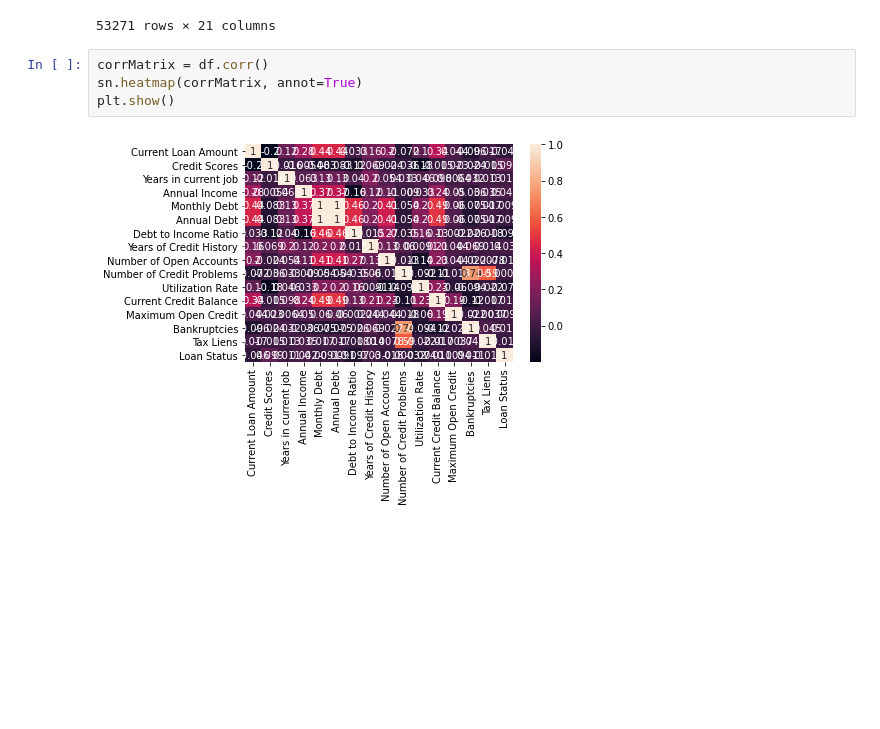
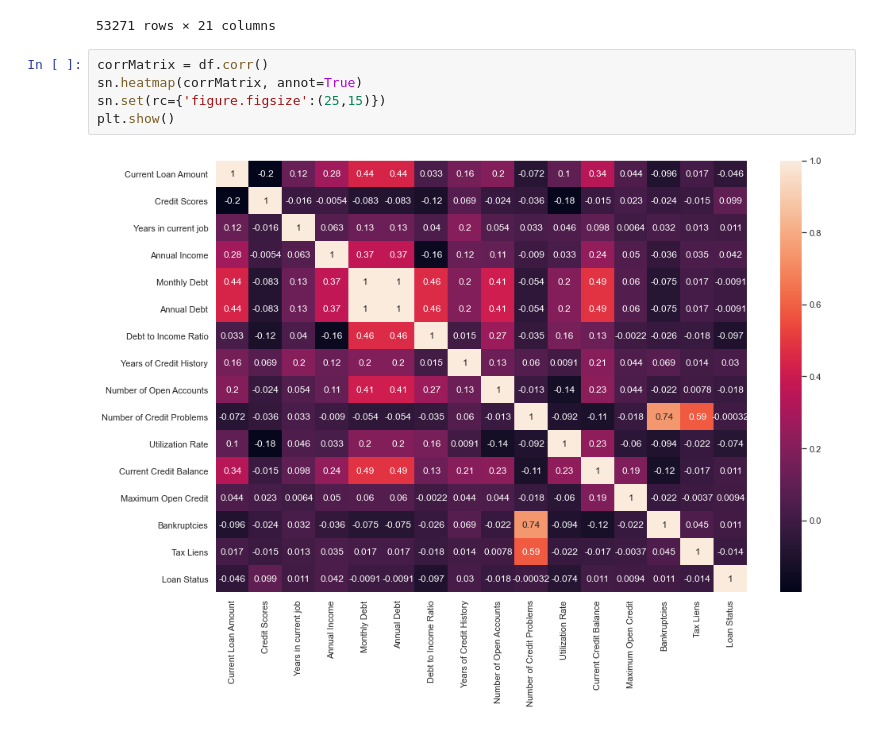
Before and after one commit to Loudju/Machine_Learning_Credit_app, a Jupyter notebook: correlationMatrix.ipynb, the cells around one changed output. Cells and saved outputs as stored; diff of their text form; blank space fills up the shorter version.

Commit message:
larger image AP

```diff
--- a/correlationMatrix.ipynb
+++ b/correlationMatrix.ipynb
@@ -25,6 +25,7 @@ df
 # %%
 corrMatrix = df.corr()
 sn.heatmap(corrMatrix, annot=True)
+sn.set(rc={'figure.figsize':(25,15)})
 plt.show()
 # %% [output]
-[figure, old version]
+[figure, new version]
```
